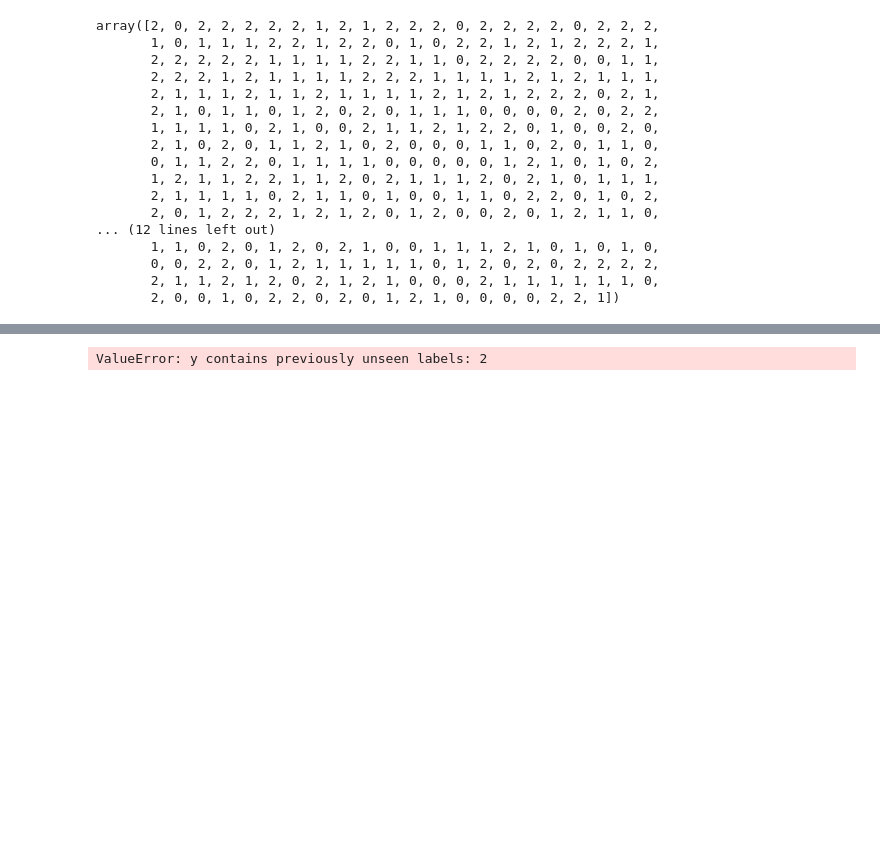
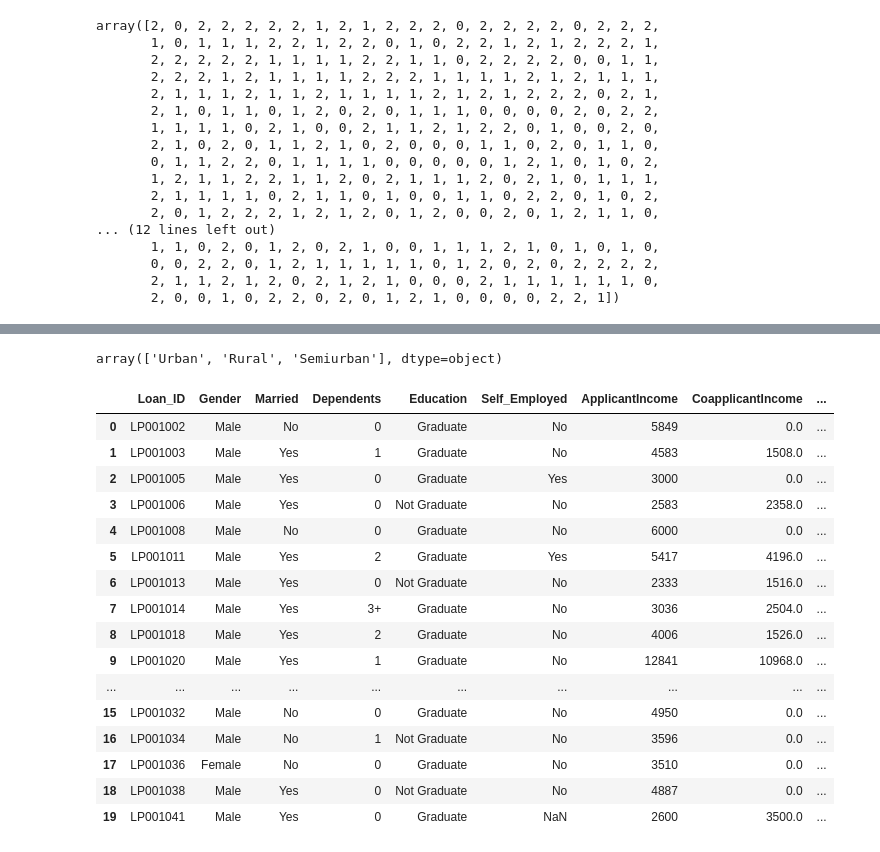
Before and after one commit to ranjansharma-ui/Machine-Learning, a Jupyter notebook: Label_EnCoding/1.ipynb, the cells around one changed output, grey strips where cells are left out. Cells and saved outputs as stored; diff of their text form; code cells hidden in the pictures; blank space fills up the shorter version.

Commit message:
Label-Encoding

```diff
--- a/Label_EnCoding/1.ipynb
+++ b/Label_EnCoding/1.ipynb
@@ -68,3 +77,5 @@ array([2, 0, 2, 2, 2, 2, 2, 1, 2, 1, 2, 2, 2, 0, 2, 2, 2, 2, 0, 2, 2, 2,
        0, 0, 2, 2, 0, 1, 2, 1, 1, 1, 1, 1, 0, 1, 2, 0, 2, 0, 2, 2, 2, 2,
        2, 1, 1, 2, 1, 2, 0, 2, 1, 2, 1, 0, 0, 0, 2, 1, 1, 1, 1, 1, 1, 0,
        2, 0, 0, 1, 0, 2, 2, 0, 2, 0, 1, 2, 1, 0, 0, 0, 0, 2, 2, 1])
+# %%
+dataset["encoded_Area"] = la.fit_transform(dataset["Property_Area"])
@@ -71,4 +100,26 @@ array([2, 0, 2, 2, 2, 2, 2, 1, 2, 1, 2, 2, 2, 0, 2, 2, 2, 2, 0, 2, 2, 2,
+# %%
+dataset["Property_Area"].unique()
+# %% [output]
+array(['Urban', 'Rural', 'Semiurban'], dtype=object)
 # %%
-dataset["Property_Area"] = la.transform(dataset["Property_Area"])
+dataset["Property_Area"] = la.fit_transform(dataset["Property_Area"])
-# %% [output]
-ValueError: y contains previously unseen labels: 2
+# %%
+dataset.head(20)
+# %% [output]
+|  | Loan_ID | Gender | Married | Dependents | Education | Self_Employed | ApplicantIncome | CoapplicantIncome | ... |
+| 0 | LP001002 | Male | No | 0 | Graduate | No | 5849 | 0.0 | ... |
+| 1 | LP001003 | Male | Yes | 1 | Graduate | No | 4583 | 1508.0 | ... |
+| 2 | LP001005 | Male | Yes | 0 | Graduate | Yes | 3000 | 0.0 | ... |
+| 3 | LP001006 | Male | Yes | 0 | Not Graduate | No | 2583 | 2358.0 | ... |
+| 4 | LP001008 | Male | No | 0 | Graduate | No | 6000 | 0.0 | ... |
+| 5 | LP001011 | Male | Yes | 2 | Graduate | Yes | 5417 | 4196.0 | ... |
+| 6 | LP001013 | Male | Yes | 0 | Not Graduate | No | 2333 | 1516.0 | ... |
+| 7 | LP001014 | Male | Yes | 3+ | Graduate | No | 3036 | 2504.0 | ... |
+| 8 | LP001018 | Male | Yes | 2 | Graduate | No | 4006 | 1526.0 | ... |
+| 9 | LP001020 | Male | Yes | 1 | Graduate | No | 12841 | 10968.0 | ... |
+| ... | ... | ... | ... | ... | ... | ... | ... | ... | ... |
+| 15 | LP001032 | Male | No | 0 | Graduate | No | 4950 | 0.0 | ... |
+| 16 | LP001034 | Male | No | 1 | Not Graduate | No | 3596 | 0.0 | ... |
+| 17 | LP001036 | Female | No | 0 | Graduate | No | 3510 | 0.0 | ... |
+| 18 | LP001038 | Male | Yes | 0 | Not Graduate | No | 4887 | 0.0 | ... |
+| 19 | LP001041 | Male | Yes | 0 | Graduate | NaN | 2600 | 3500.0 | ... |
```
Also changed, not shown: parts of 8 cells of this notebook.
